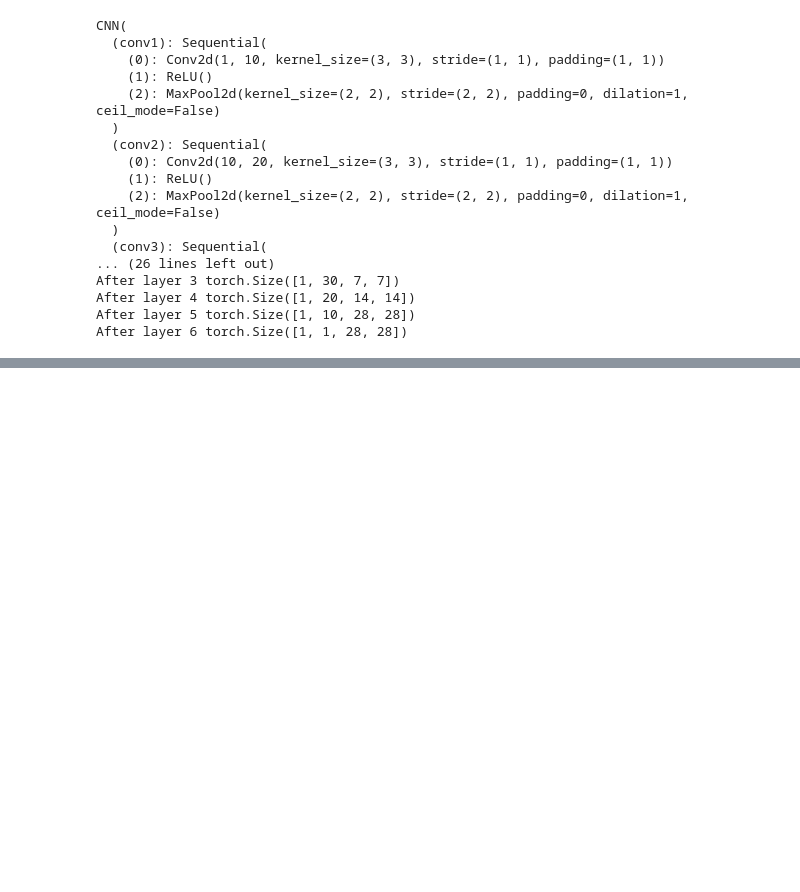
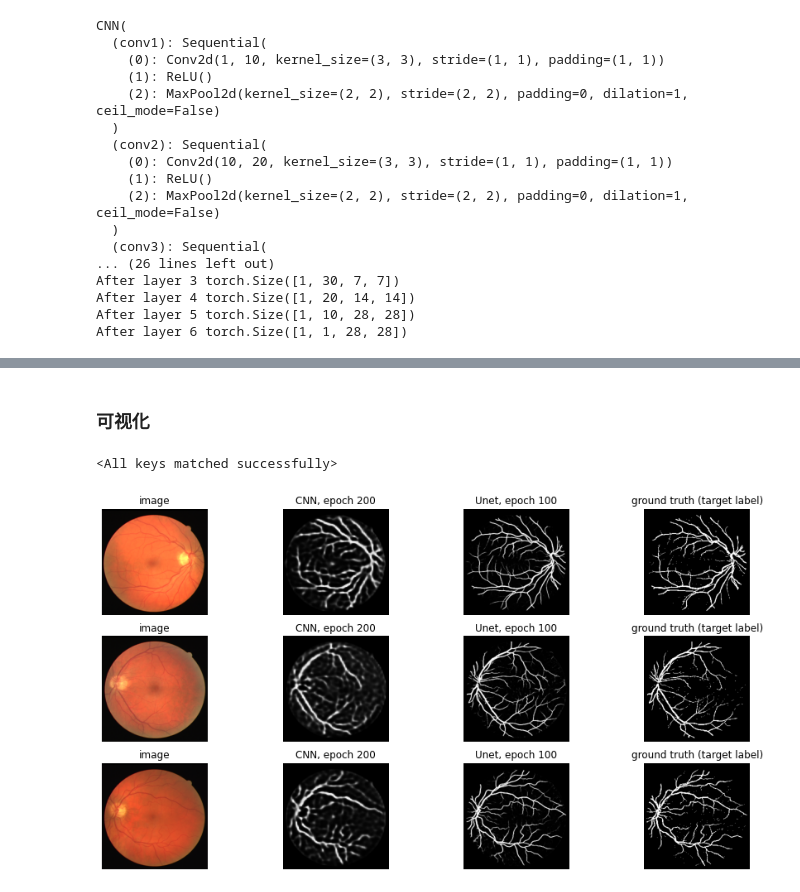
Before and after one commit to abaaba337/CMIT, a Jupyter notebook: Notes/CMIT Lecture Notes.ipynb, the cells around one changed output, grey strips where cells are left out. Cells and saved outputs as stored; diff of their text form; code cells hidden in the pictures; blank space fills up the shorter version.

```diff
--- a/Notes/CMIT Lecture Notes.ipynb
+++ b/Notes/CMIT Lecture Notes.ipynb
@@ -835,0 +1203,5 @@ After layer 6 torch.Size([1, 1, 28, 28])
+# %%
+# 检查维度
+for images , labels in loaders['train']:
+    print(images.size())
+    print(labels.size(), end='\n\n')
@@ -835,0 +1393,4 @@ After layer 6 torch.Size([1, 1, 28, 28])
+# %%
+# CNN
+CNN_model = CNN(img_size=256, in_channels=3, out_channels=1)
+train(CNN_model, loaders, num_epochs=200, learning_rate=0.001)
@@ -835,0 +1415,4 @@ After layer 6 torch.Size([1, 1, 28, 28])
+# %%
+# U-Net
+Unet_model = UNet(img_size=256, in_channels=3, out_channels=1)
+train(Unet_model, loaders, num_epochs=100, learning_rate=0.001)
@@ -835,0 +1441,46 @@ After layer 6 torch.Size([1, 1, 28, 28])
+# %% [markdown]
+### 可视化
+# %%
+# Load Model
+CNN_model = CNN(img_size=256, in_channels=3, out_channels=1)
+Unet_model = UNet(img_size=256, in_channels=3, out_channels=1)
+
+CNN_model.load_state_dict(torch.load('./Notes_IMProcess/Notes323CNN.pth'))
+Unet_model.load_state_dict(torch.load('./Notes_IMProcess/Notes323UNET.pth'))
+# %% [output]
+<All keys matched successfully>
+# %%
+dataset = test_data
+train_loader = loaders['test']
+
+with torch.no_grad():
+    figure = plt.figure(figsize=(15, 8))
+    rows = 3
+    for i in range(0, rows):
+        sample_idx = torch.randint(len(dataset), size=(1,)).item()
+        img, label = dataset[sample_idx]
+
+        CNN_output  = CNN_model(img.unsqueeze(0))
+        Unet_output = Unet_model(img.unsqueeze(0))
+
+        figure.add_subplot(rows, 4, 4*i + 1)
+        plt.axis("off")
+        plt.imshow(img.permute(1,2,0))
+        plt.title("image")
+
+        figure.add_subplot(rows, 4, 4*i + 2)
+        plt.axis("off")
+        plt.imshow(CNN_output.squeeze(), cmap="gray")
+        plt.title("CNN, epoch 200")
+
+        figure.add_subplot(rows, 4, 4*i + 3)
+        plt.axis("off")
+        plt.imshow(Unet_output.squeeze(), cmap="gray")
+        plt.title("Unet, epoch 100")
+
+        figure.add_subplot(rows, 4, 4*i + 4)
+        plt.axis("off")
+        plt.imshow(torch.squeeze(label), cmap="gray")
+        plt.title("ground truth (target label)")
+# %% [output]
+[figure, added]
```
Also changed, not shown: parts of 49 cells of this notebook.
